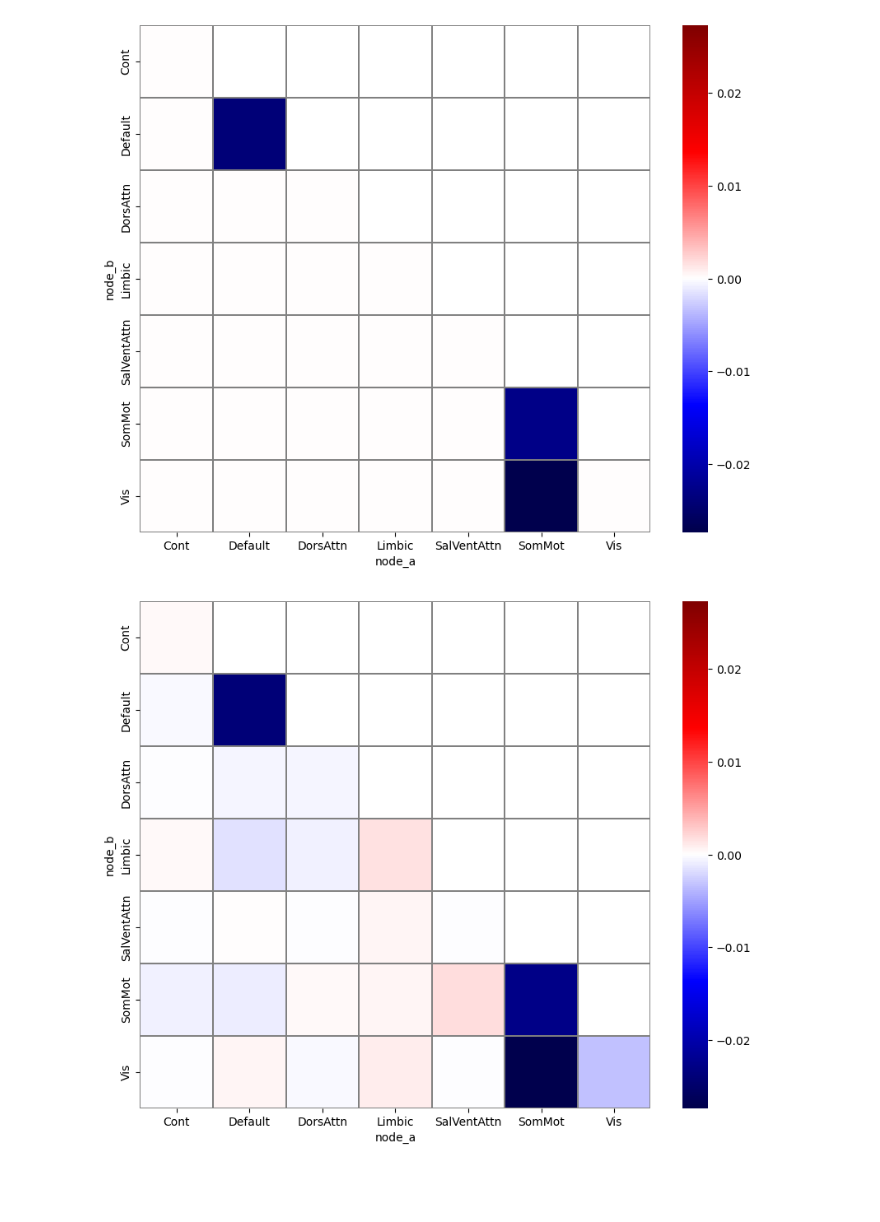
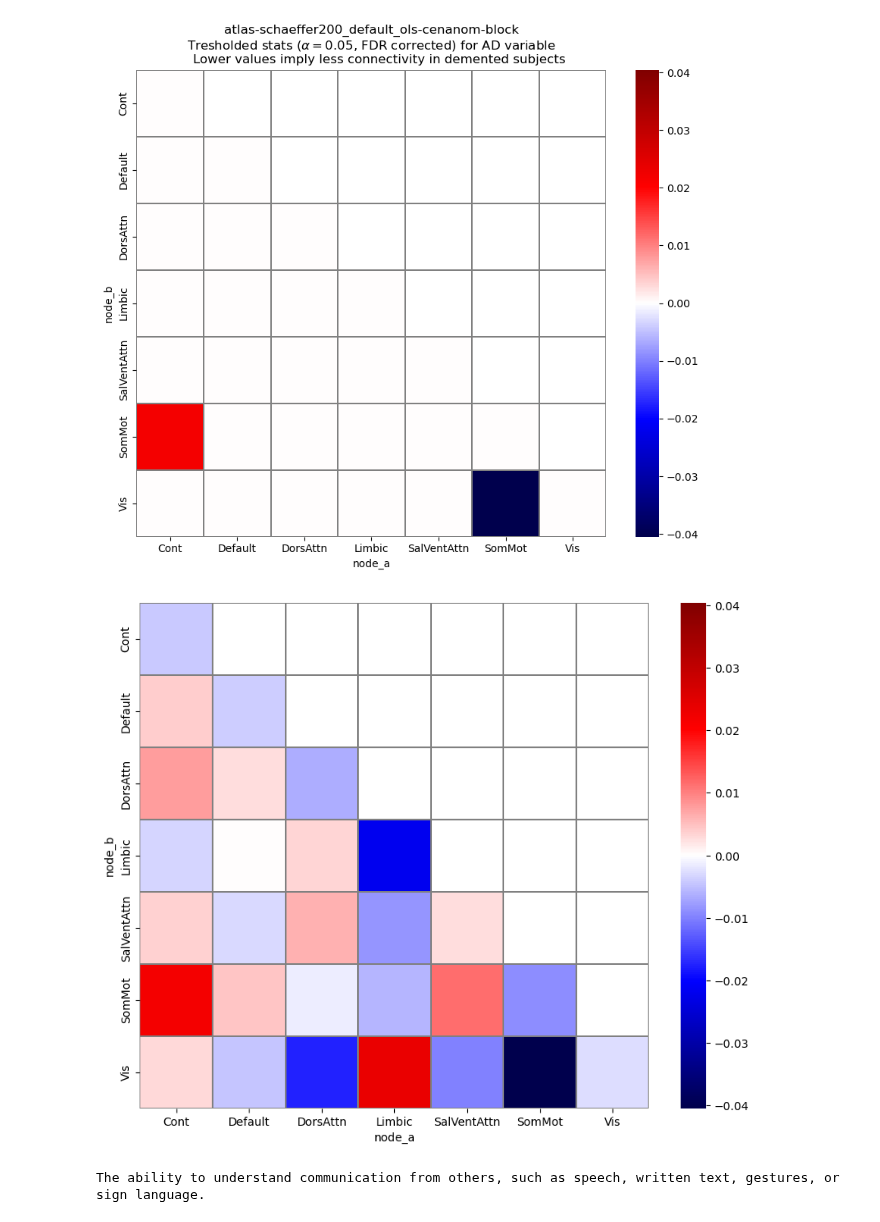
Before and after one commit to jonathan-legrand/bold-dementia, a Jupyter notebook: notebooks/visualize_block_networks.ipynb, the cells around one changed output. Saved outputs shown, nothing was run; the diff lists cells and outputs as text; code cells hidden in the pictures; blank space fills up the shorter version.

Commit message:
Schaeffer200 block analysis

```diff
--- a/notebooks/visualize_block_networks.ipynb
+++ b/notebooks/visualize_block_networks.ipynb
@@ -20,7 +20,7 @@ ALPHA = config["alpha"]
 atlas = Atlas.from_name(ATLAS, soft=SOFT)
 labels = tuple(sorted(unique(atlas.macro_labels)))
 # %%
-expname = f"atlas-{ATLAS}_synthetic_ols-cenanom-block"
+expname = f"atlas-{ATLAS}_default_ols-cenanom-block"
 matrices_path = Path(
     f"{config['output_dir']}/statresults/{expname}"
 )
@@ -58,23 +60,25 @@ plt.show()
 # %%
 span = max(
     resdf["thresholded_beta"].min().__abs__(),
     resdf["thresholded_beta"].max().__abs__()
 )
 
 fig, ax = plt.subplots(1, 1, figsize=(10, 8))
 sns.heatmap(
     resdf_pv.loc[:, "thresholded_beta"].T,
     vmin=-span, vmax=span, cmap="seismic", linewidths=0.1, linecolor="gray"
 )
-
+plt.title(f"{expname}\nTresholded stats ($\\alpha = 0.05$, FDR corrected) for AD variable\n\
+    Lower values imply less connectivity in demented subjects")
 plt.show()
 
 fig, ax = plt.subplots(1, 1, figsize=(10, 8))
 sns.heatmap(
     resdf_pv.loc[:, "beta_AD"].T,
     vmin=-span, vmax=span, cmap="seismic", linewidths=0.1, linecolor="gray"
 )
+
 plt.show()
 # %% [output]
-[figure, old version]
+[figure, new version]
-[figure, old version]
+[figure, new version]
@@ -80,0 +89,5 @@ plt.show()
+# %%
+s = df[df.networks == "RSN22"].iloc[0, :]
+print(s["CogAtlas definition"])
+# %% [output]
+The ability to understand communication from others, such as speech, written text, gestures, or sign language.
```
Also changed, not shown: parts of 4 cells of this notebook.
